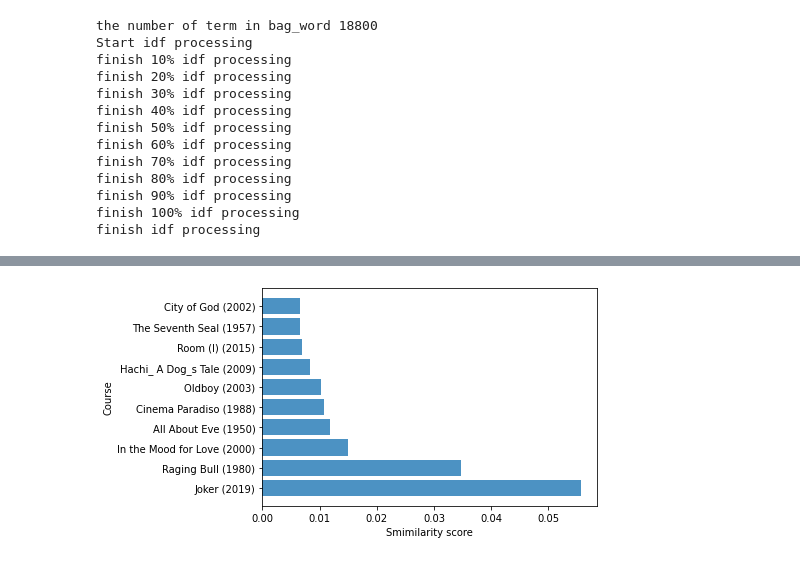
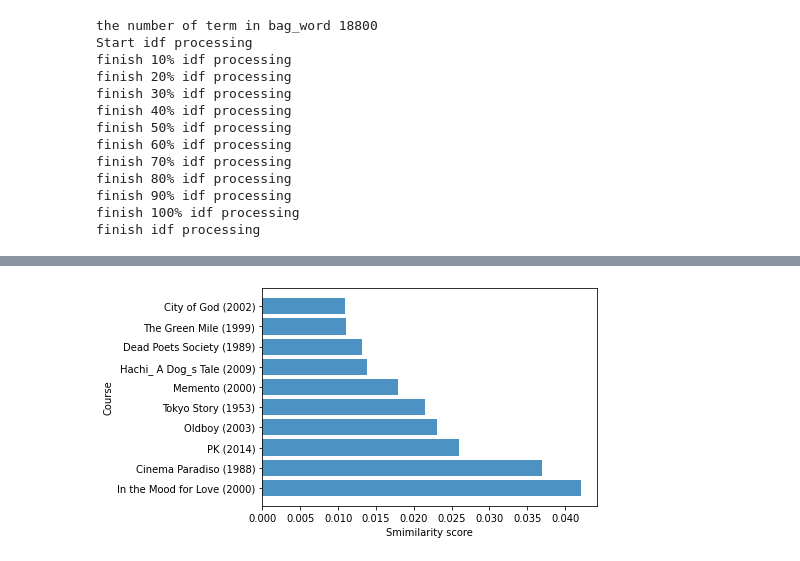
Before and after one commit to music1353/2020-NTHU-Text-Mining, a Jupyter notebook: Information_Retrieval.ipynb, the cells around one changed output, grey strips where cells are left out. Cells and saved outputs as stored; diff of their text form; code cells hidden in the pictures.

```diff
--- a/Information_Retrieval.ipynb
+++ b/Information_Retrieval.ipynb
@@ -234,8 +233,9 @@ finish tfidf processing at 21:07:07
 ### (c) feature selection
 # %%
 doc_all = qe.load_data_and_tokenize('movies_synopsis/')
-doc_all = qe.text_preprocessing(doc_all, remove_stopwords=True, selective_POS=['NN','NNS', 'NNP', 'NNPS', 'JJ'])
-bow_idf = qe.bow_idf(doc_all.values())
+
+doc_all_feature = qe.text_preprocessing(doc_all, remove_stopwords=True, selective_POS=['NN','NNS', 'NNP', 'NNPS', 'JJ'])
+bow_idf_feature = qe.bow_idf(doc_all_feature.values())
 # %% [output]
 the number of term in bag_word 18800
 Start idf processing
@@ -251,8 +251,8 @@ finish 90% idf processing
 finish 100% idf processing
 finish idf processing
 # %%
-query = "funny comedy movie"
-tfidf_query_result = qe.tfidf_query(doc_all, bow_idf, query)
+query = "love and lies movie"
+tfidf_query_result = qe.tfidf_query(doc_all_feature, bow_idf_feature, query)
 print(tfidf_query_result)
 
 qe.show_plot(tfidf_query_result, isSave=True, file_name='barchart_after_selection')
@@ -262 +262 @@ finish tfidf processing at 21:09:17
-[figure, old version]
+[figure, new version]
```
Also changed, not shown: parts of 4 cells of this notebook.
